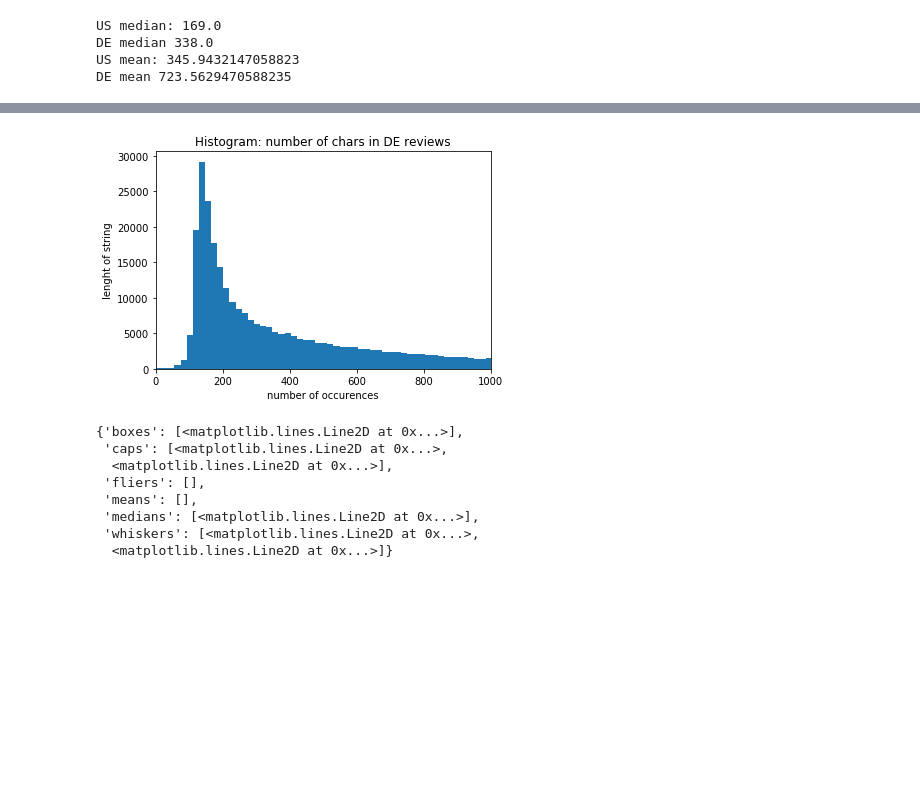
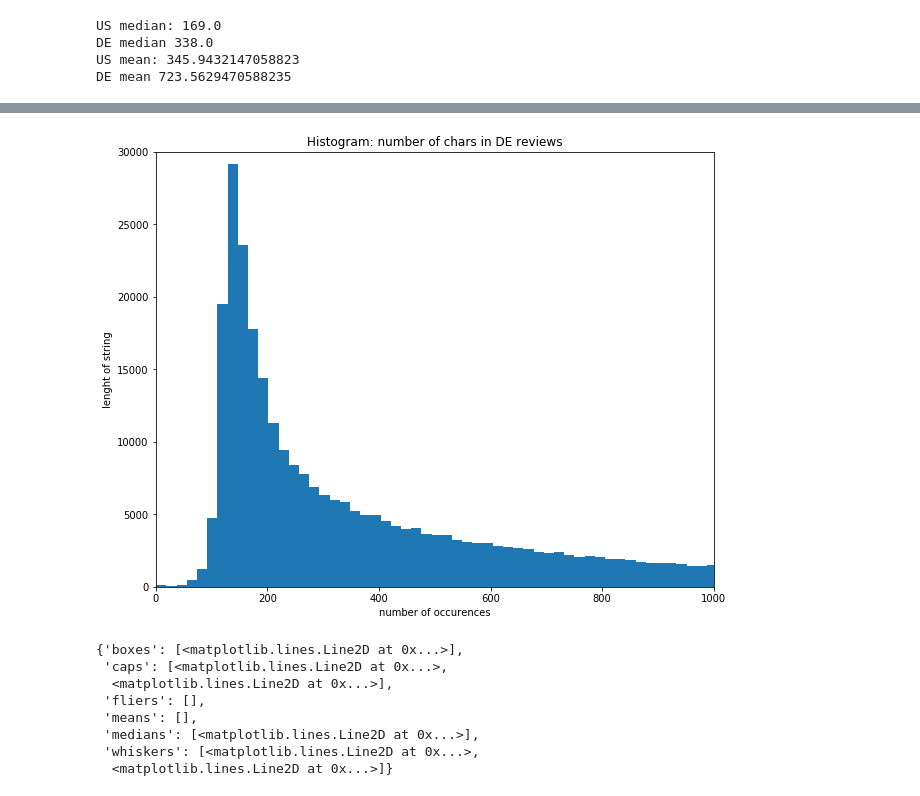
Before and after one commit to sorgmi/amazon_category_prediction, a Jupyter notebook: data/Amazon Reviews.ipynb, the cells around one changed output, grey strips where cells are left out. Drawn from its saved outputs; the diff is of its cells as text; code cells hidden in the pictures; blank space fills up the shorter version.

```diff
--- a/data/Amazon Reviews.ipynb
+++ b/data/Amazon Reviews.ipynb
@@ -336,12 +338,14 @@ plt.show()
 # %%
+plt.figure(figsize=(10,8))
 plt.hist(de_lenghts, bins='auto')
 plt.title("Histogram: number of chars in DE reviews")
 plt.xlim(0,1000)
 plt.ylabel("lenght of string")
 plt.xlabel("number of occurences")
+plt.ylim(0,30000)
 plt.show()
 # %% [output]
-[figure, old version]
+[figure, new version]
 # %%
 plt.boxplot(us_lenghts, showfliers=False)
 # %% [output]
```
Also changed, not shown: parts of 7 cells of this notebook, 2 other files.
